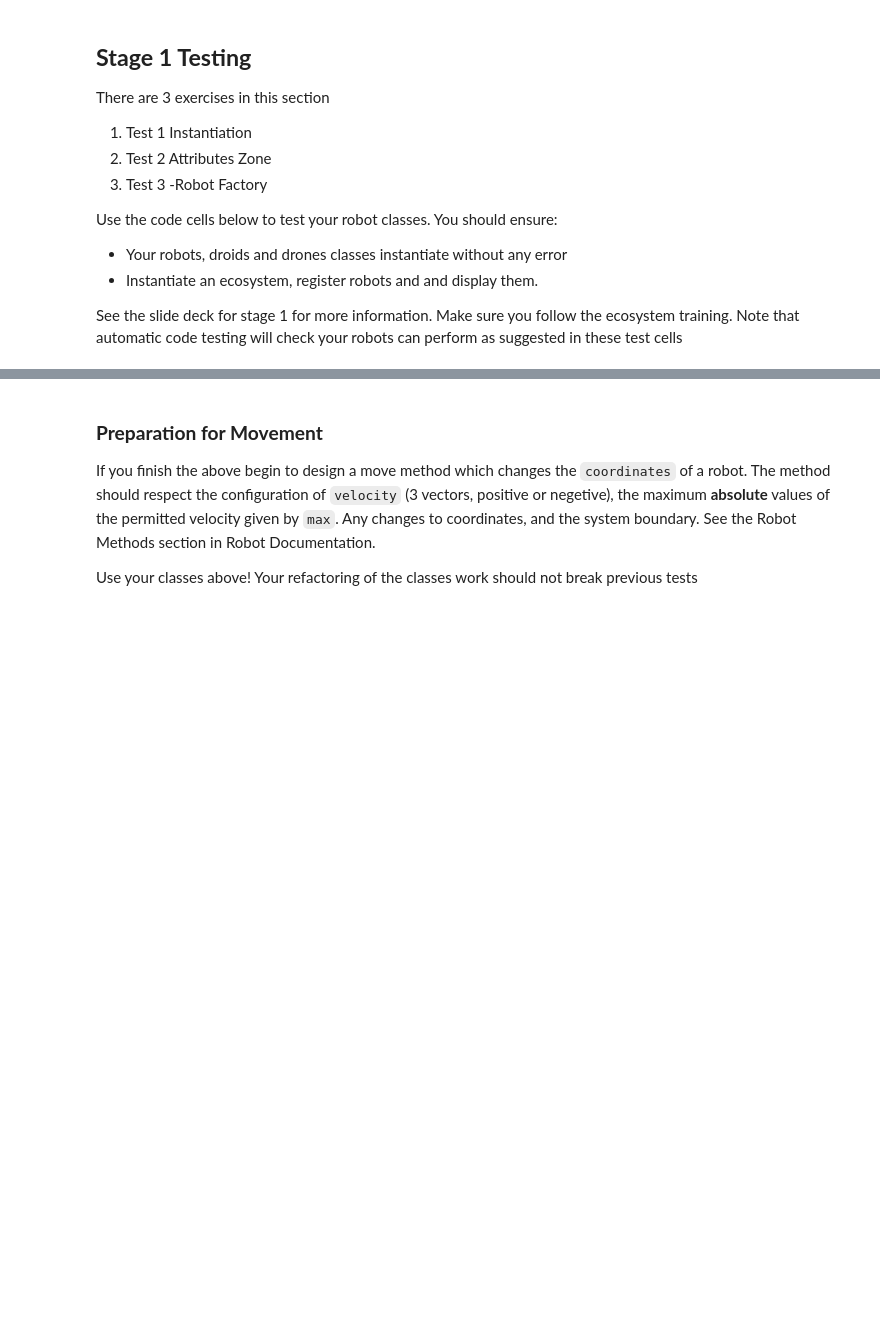
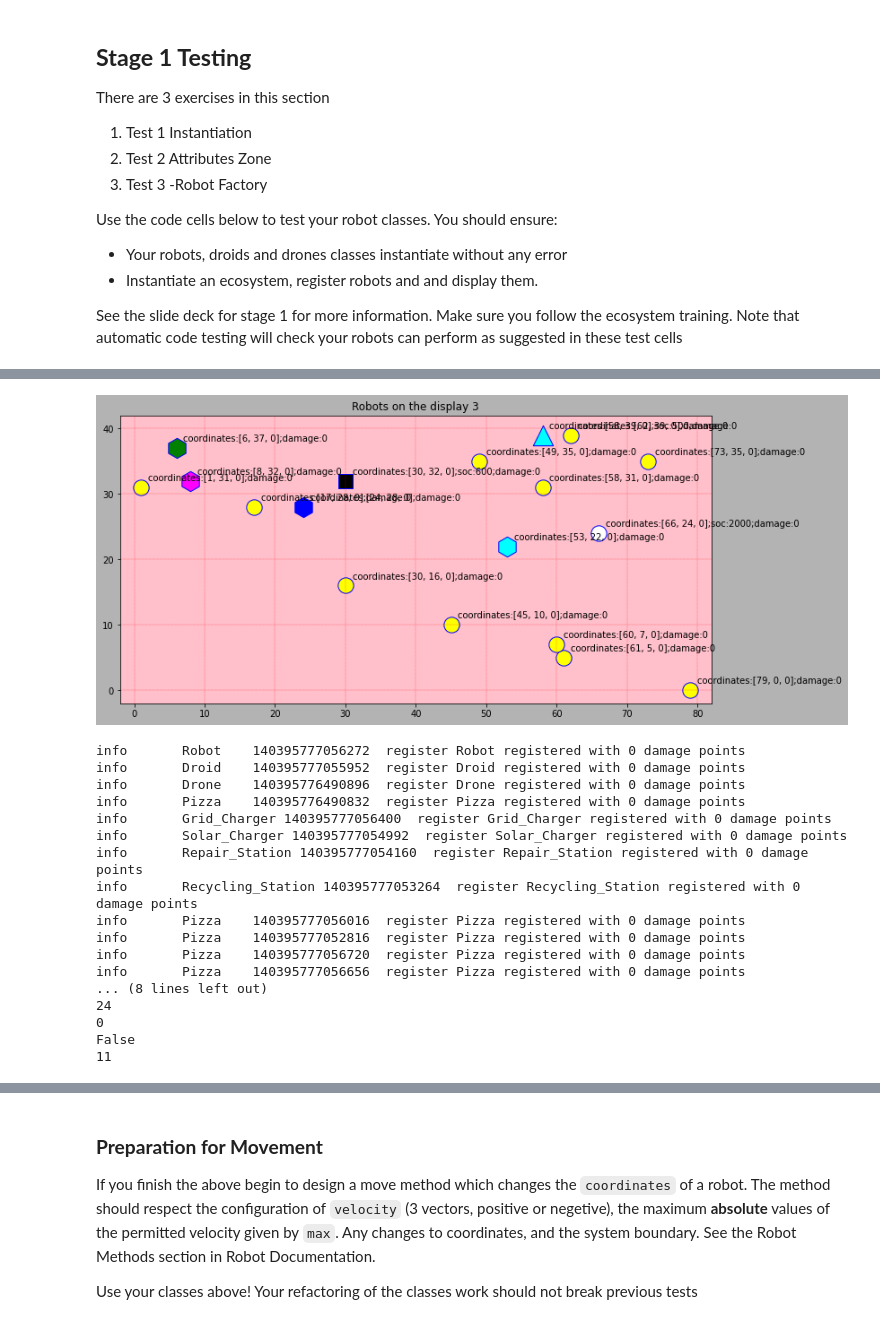
Before and after one commit to Amraa1/Pizza-Delivery-With-Robots-Simulation, a Jupyter notebook: programming_CW_notebook.ipynb, the cells around one changed output, grey strips where cells are left out. Saved outputs shown, nothing was run; the diff lists cells and outputs as text; code cells hidden in the pictures; blank space fills up the shorter version.

```diff
--- a/programming_CW_notebook.ipynb
+++ b/programming_CW_notebook.ipynb
@@ -1202,0 +1264,3 @@ Don't _pollute_ you class code cells with testing code. Use test code cells beel
+# %%
+# Change to see testings
+testing = True
@@ -1217,0 +1713,21 @@ See the slide deck for stage 1 for more information. Make sure you follow the ec
+# %%
+#@title instantiating objects [code] { display-mode: "code" }
+robot1 = Robot()
+droid1 = Droid()
+drone1 = Drone()
+pizza1 = Pizza()
+grid_charger1 = Grid_Charger()
+solar_charger1 = Solar_Charger()
+repair_station1 = Repair_Station()
+recycling_station1 = Recycling_Station()
+# %%
+# @title Instantiating Ecosystem object in a variable ecosystem
+
+ecosystem = Ecosystem()
+# %%
+# @title Trying Ecosystem attributes [code]
+
+for i in dir(ecosystem)[number_of_magic_methods-1:]:
+  print(f'ecosystem.{i} does: ')
+  print(getattr(ecosystem, i, 'does not exist'))
+  print(NL)
@@ -1218,7 +1774,43 @@ See the slide deck for stage 1 for more information. Make sure you follow the ec
 # %%
 ##############################################################
 # @title Test 1 Instantiation [code] {display-mode: "code"}
 ##############################################################
 #Test 1.
 #Instantiate your robots so that they appear in random places when you execute an ecosystem display.
 #Test some ecosystem properties such as messages, deregister, count_operational
+ecosystem = Ecosystem()
+my_object_list = []
+pizza_list = [Pizza() for i in range(10)]
+for i in ([robot1, droid1, drone1, pizza1, grid_charger1, solar_charger1, repair_station1, recycling_station1] + pizza_list):
+  my_object_list.append(i)
+  ecosystem.register(i)
+
+ecosystem.display_parameters = {'title' : f'Robots on the display {ecosystem.count_operational}',
+                                'annotations' : ['coordinates', 'soc', 'damage'],
+                                'facecolor' : 'pink'
+                                }
+
+ecosystem.display()
+
+for item in ['messages', 'count_operational', 'duration', 'hour', 'stop']:
+  print(getattr(ecosystem, item, "doesn't exist"))
+print(len(ecosystem.deliverable_list))
+# %% [output]
+[figure, added]
+info       Robot    140395777056272  register Robot registered with 0 damage points
+info       Droid    140395777055952  register Droid registered with 0 damage points
+info       Drone    140395776490896  register Drone registered with 0 damage points
+info       Pizza    140395776490832  register Pizza registered with 0 damage points
+info       Grid_Charger 140395777056400  register Grid_Charger registered with 0 damage points
+info       Solar_Charger 140395777054992  register Solar_Charger registered with 0 damage points
+info       Repair_Station 140395777054160  register Repair_Station registered with 0 damage points
+info       Recycling_Station 140395777053264  register Recycling_Station registered with 0 damage points
+info       Pizza    140395777056016  register Pizza registered with 0 damage points
+info       Pizza    140395777052816  register Pizza registered with 0 damage points
+info       Pizza    140395777056720  register Pizza registered with 0 damage points
+info       Pizza    140395777056656  register Pizza registered with 0 damage points
+... (8 lines left out)
+24
+0
+False
+11
```
Also changed, not shown: parts of 44 cells of this notebook.
